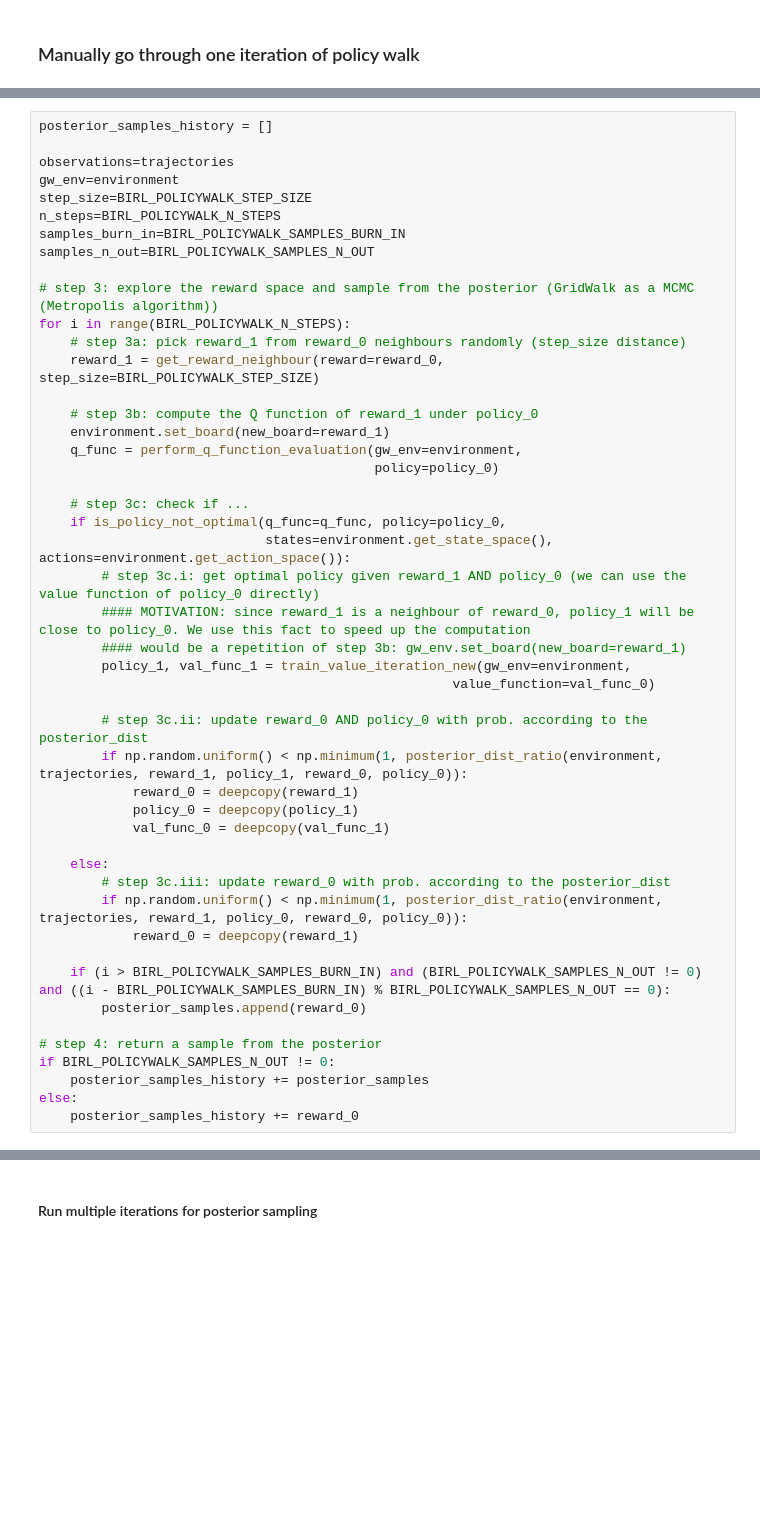
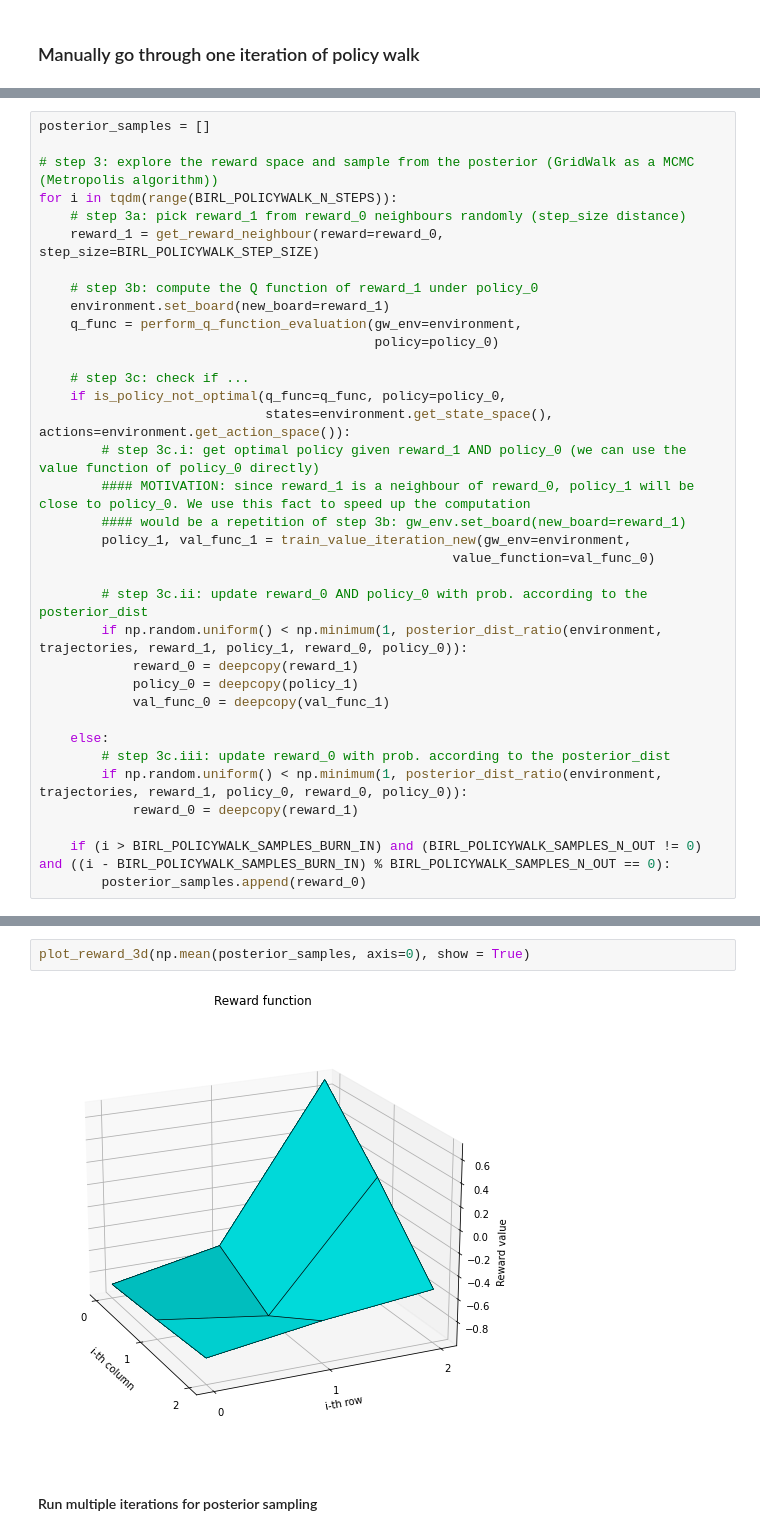
Before and after one commit to NiklasAndMaxRL/IRL_project, a Jupyter notebook: Presentation.ipynb, the cells around one changed output, grey strips where cells are left out. Saved outputs shown, nothing was run; the diff lists cells and outputs as text; blank space fills up the shorter version.

```diff
--- a/Presentation.ipynb
+++ b/Presentation.ipynb
@@ -1149,15 +1072,8 @@ new value function generated by new reward function and policy
 # %%
-posterior_samples_history = []
-
-observations=trajectories
-gw_env=environment
-step_size=BIRL_POLICYWALK_STEP_SIZE
-n_steps=BIRL_POLICYWALK_N_STEPS
-samples_burn_in=BIRL_POLICYWALK_SAMPLES_BURN_IN
-samples_n_out=BIRL_POLICYWALK_SAMPLES_N_OUT
+posterior_samples = []
 
 # step 3: explore the reward space and sample from the posterior (GridWalk as a MCMC (Metropolis algorithm))
-for i in range(BIRL_POLICYWALK_N_STEPS):
+for i in tqdm(range(BIRL_POLICYWALK_N_STEPS)):
     # step 3a: pick reward_1 from reward_0 neighbours randomly (step_size distance)
     reward_1 = get_reward_neighbour(reward=reward_0, step_size=BIRL_POLICYWALK_STEP_SIZE)
 
@@ -1188,9 +1104,3 @@ for i in range(BIRL_POLICYWALK_N_STEPS):
 
     if (i > BIRL_POLICYWALK_SAMPLES_BURN_IN) and (BIRL_POLICYWALK_SAMPLES_N_OUT != 0) and ((i - BIRL_POLICYWALK_SAMPLES_BURN_IN) % BIRL_POLICYWALK_SAMPLES_N_OUT == 0):
         posterior_samples.append(reward_0)
-
-# step 4: return a sample from the posterior
-if BIRL_POLICYWALK_SAMPLES_N_OUT != 0:
-    posterior_samples_history += posterior_samples
-else:
-    posterior_samples_history += reward_0
@@ -1197,2 +1111,6 @@ else:
+# %%
+plot_reward_3d(np.mean(posterior_samples, axis=0), show = True)
+# %% [output]
+[figure, added]
 # %% [markdown]
 #### Run multiple iterations for posterior sampling
```
Also changed, not shown: parts of 68 cells of this notebook, 4 other files.
